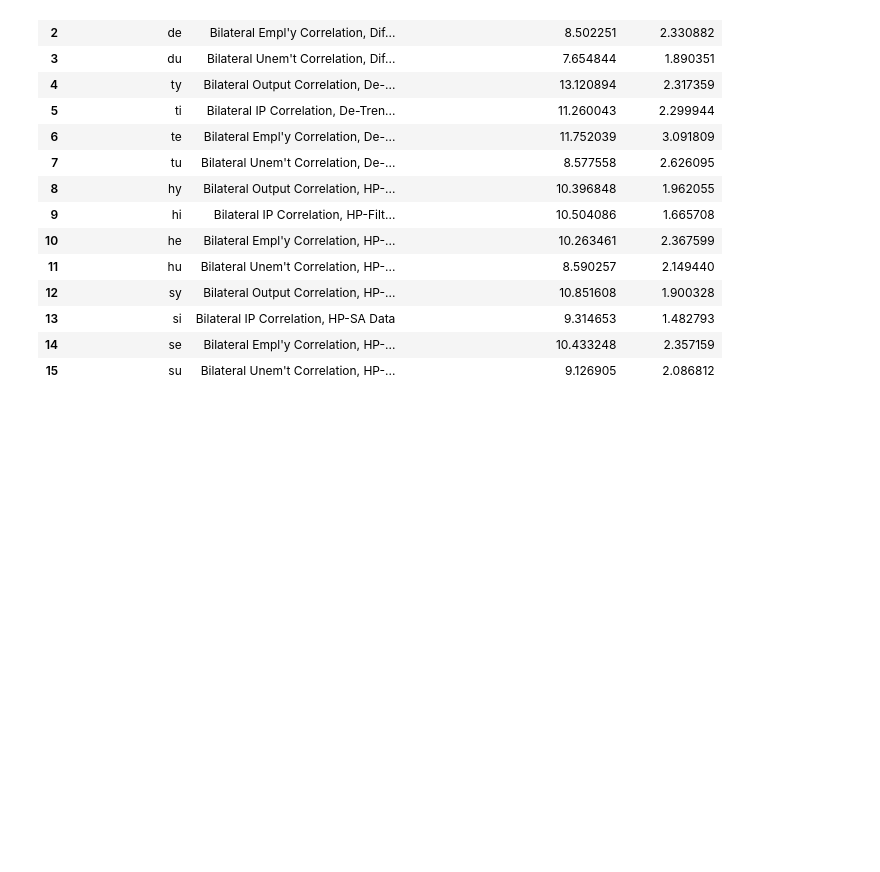
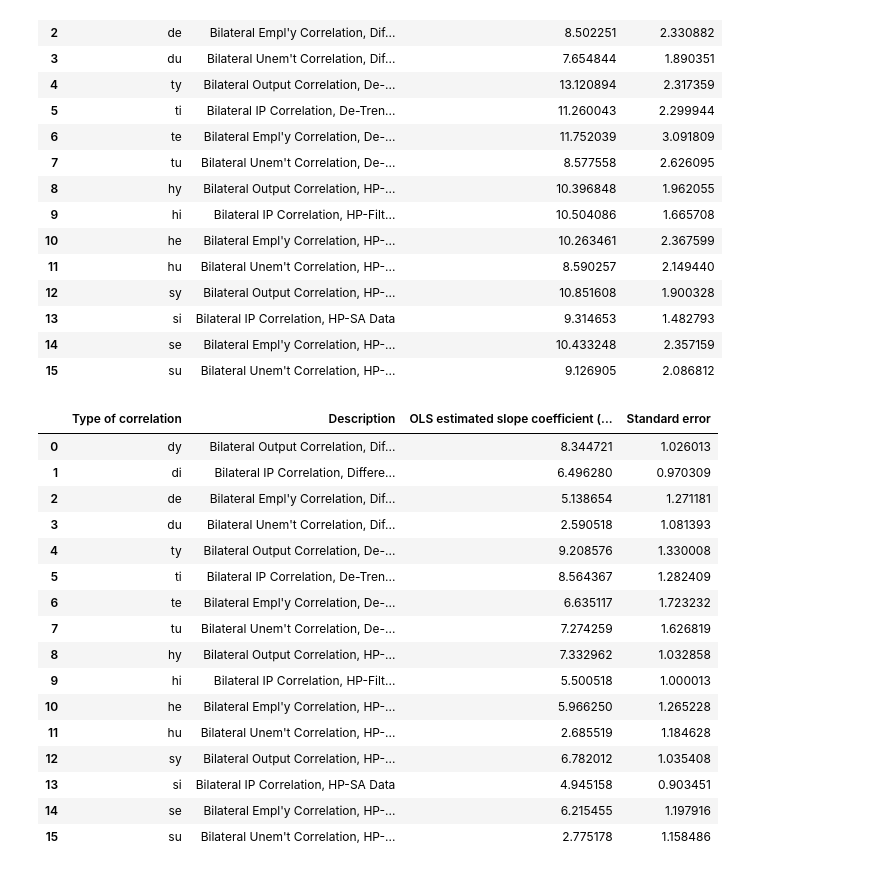
Before and after one commit to emilyfu1/correlationmodule, a Jupyter notebook: main.ipynb, the cells around one changed output. Drawn from its saved outputs; the diff is of its cells as text; code cells hidden in the pictures; blank space fills up the shorter version.

Commit message:
include OLS results with data from paper

```diff
--- a/main.ipynb
+++ b/main.ipynb
@@ -678,3 +678,34 @@ iv_results_gmm[:16]
 | 13 | si | Bilateral IP Correlation, HP-SA Data | 9.314653 | 1.482793 |
 | 14 | se | Bilateral Empl'y Correlation, HP-... | 10.433248 | 2.357159 |
 | 15 | su | Bilateral Unem't Correlation, HP-... | 9.126905 | 2.086812 |
+# %%
+# look at a regular OLS regression of correlations on wt
+ols_results = pd.DataFrame(columns=['Type of correlation', 'Description', 'OLS estimated slope coefficient (normalized by total trade)','Standard error'])
+
+for i, version in enumerate(versions):
+    result = reg.Regressions(instruments, dependent_var=[version], independent_vars=['wt']).run_regression(method='OLS')
+    beta = result.params[1]
+    se = result.bse[1]
+    description = stata_descriptions[i]
+
+    ols_results.loc[i] = [version, description, beta, se]
+# %%
+ols_results[:16]
+# %% [output]
+|  | Type of correlation | Description | OLS estimated slope coefficient (... | Standard error |
+| 0 | dy | Bilateral Output Correlation, Dif... | 8.344721 | 1.026013 |
+| 1 | di | Bilateral IP Correlation, Differe... | 6.496280 | 0.970309 |
+| 2 | de | Bilateral Empl'y Correlation, Dif... | 5.138654 | 1.271181 |
+| 3 | du | Bilateral Unem't Correlation, Dif... | 2.590518 | 1.081393 |
+| 4 | ty | Bilateral Output Correlation, De-... | 9.208576 | 1.330008 |
+| 5 | ti | Bilateral IP Correlation, De-Tren... | 8.564367 | 1.282409 |
+| 6 | te | Bilateral Empl'y Correlation, De-... | 6.635117 | 1.723232 |
+| 7 | tu | Bilateral Unem't Correlation, De-... | 7.274259 | 1.626819 |
+| 8 | hy | Bilateral Output Correlation, HP-... | 7.332962 | 1.032858 |
+| 9 | hi | Bilateral IP Correlation, HP-Filt... | 5.500518 | 1.000013 |
+| 10 | he | Bilateral Empl'y Correlation, HP-... | 5.966250 | 1.265228 |
+| 11 | hu | Bilateral Unem't Correlation, HP-... | 2.685519 | 1.184628 |
+| 12 | sy | Bilateral Output Correlation, HP-... | 6.782012 | 1.035408 |
+| 13 | si | Bilateral IP Correlation, HP-SA Data | 4.945158 | 0.903451 |
+| 14 | se | Bilateral Empl'y Correlation, HP-... | 6.215455 | 1.197916 |
+| 15 | su | Bilateral Unem't Correlation, HP-... | 2.775178 | 1.158486 |
```
